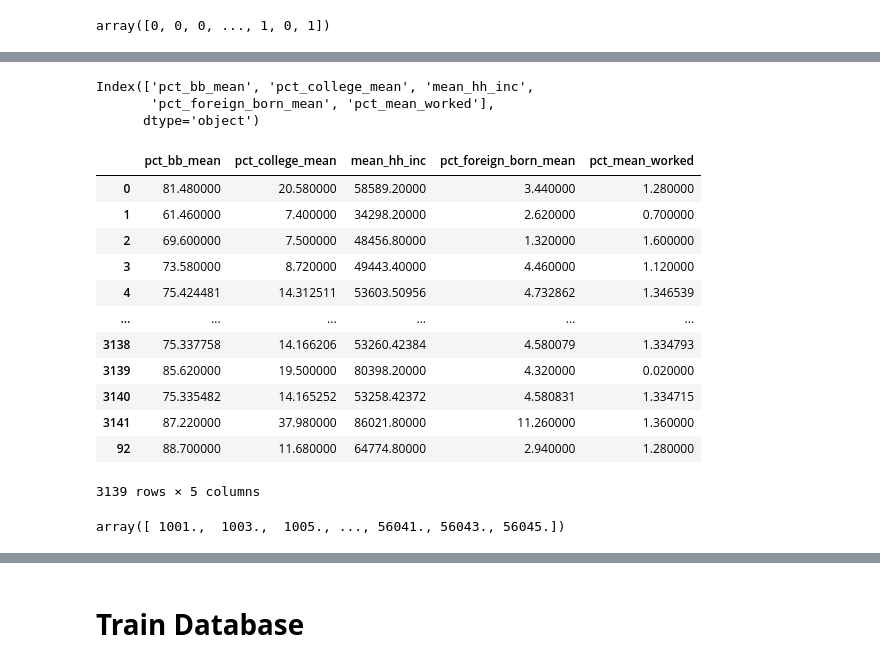
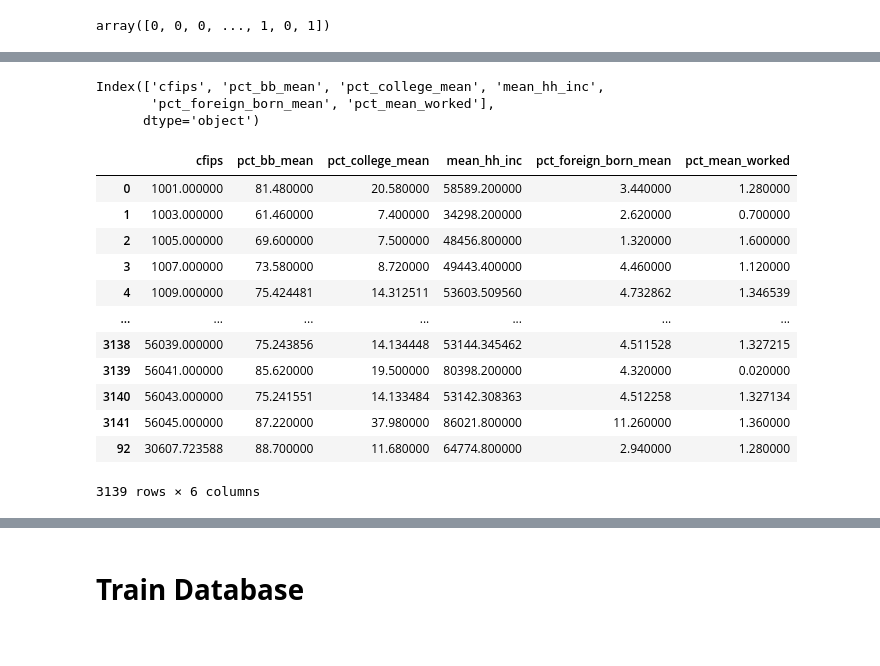
Before and after one commit to lucasfreire01/Microbiness_godaddy, a Jupyter notebook: godaddy.ipynb, the cells around one changed output, grey strips where cells are left out. Drawn from its saved outputs; the diff is of its cells as text; code cells hidden in the pictures.

```diff
--- a/godaddy.ipynb
+++ b/godaddy.ipynb
@@ -127,11 +138,11 @@ lis_out
 # %%
 #Then detected the outliers changing these values by median of column
 column = []
-for i in census_train.columns:
+for i in census.columns:
   column.append(i)
 for c in column:
   for o in outliers:
-    census_train.loc[o,c] = census_train.loc[:,c].mean()
+    census.loc[o,c] = census.loc[:,c].mean()
 # %%
 predict = detector.labels_
 # %%
@@ -253,26 +262,6 @@ census_train = census_train.drop(['median_hh_inc_2017', 'median_hh_inc_2018', 'm
 # %%
-census_train.columns
+census.columns
 # %% [output]
-Index(['pct_bb_mean', 'pct_college_mean', 'mean_hh_inc',
+Index(['cfips', 'pct_bb_mean', 'pct_college_mean', 'mean_hh_inc',
        'pct_foreign_born_mean', 'pct_mean_worked'],
       dtype='object')
-# %%
-census_train
-# %% [output]
-|  | pct_bb_mean | pct_college_mean | mean_hh_inc | pct_foreign_born_mean | pct_mean_worked |
-| 0 | 81.480000 | 20.580000 | 58589.20000 | 3.440000 | 1.280000 |
-| 1 | 61.460000 | 7.400000 | 34298.20000 | 2.620000 | 0.700000 |
-| 2 | 69.600000 | 7.500000 | 48456.80000 | 1.320000 | 1.600000 |
-| 3 | 73.580000 | 8.720000 | 49443.40000 | 4.460000 | 1.120000 |
-| 4 | 75.424481 | 14.312511 | 53603.50956 | 4.732862 | 1.346539 |
-| ... | ... | ... | ... | ... | ... |
-| 3138 | 75.337758 | 14.166206 | 53260.42384 | 4.580079 | 1.334793 |
-| 3139 | 85.620000 | 19.500000 | 80398.20000 | 4.320000 | 0.020000 |
-| 3140 | 75.335482 | 14.165252 | 53258.42372 | 4.580831 | 1.334715 |
-| 3141 | 87.220000 | 37.980000 | 86021.80000 | 11.260000 | 1.360000 |
-| 92 | 88.700000 | 11.680000 | 64774.80000 | 2.940000 | 1.280000 |
-3139 rows × 5 columns
-# %%
-census_test
-# %% [output]
-array([ 1001.,  1003.,  1005., ..., 56041., 56043., 56045.])
@@ -281 +268,17 @@ census_test = census_test.reshape(-1,1)
+# %%
+census
+# %% [output]
+|  | cfips | pct_bb_mean | pct_college_mean | mean_hh_inc | pct_foreign_born_mean | pct_mean_worked |
+| 0 | 1001.000000 | 81.480000 | 20.580000 | 58589.200000 | 3.440000 | 1.280000 |
+| 1 | 1003.000000 | 61.460000 | 7.400000 | 34298.200000 | 2.620000 | 0.700000 |
+| 2 | 1005.000000 | 69.600000 | 7.500000 | 48456.800000 | 1.320000 | 1.600000 |
+| 3 | 1007.000000 | 73.580000 | 8.720000 | 49443.400000 | 4.460000 | 1.120000 |
+| 4 | 1009.000000 | 75.424481 | 14.312511 | 53603.509560 | 4.732862 | 1.346539 |
+| ... | ... | ... | ... | ... | ... | ... |
+| 3138 | 56039.000000 | 75.243856 | 14.134448 | 53144.345462 | 4.511528 | 1.327215 |
+| 3139 | 56041.000000 | 85.620000 | 19.500000 | 80398.200000 | 4.320000 | 0.020000 |
+| 3140 | 56043.000000 | 75.241551 | 14.133484 | 53142.308363 | 4.512258 | 1.327134 |
+| 3141 | 56045.000000 | 87.220000 | 37.980000 | 86021.800000 | 11.260000 | 1.360000 |
+| 92 | 30607.723588 | 88.700000 | 11.680000 | 64774.800000 | 2.940000 | 1.280000 |
+3139 rows × 6 columns
 # %%
```
Also changed, not shown: parts of 25 cells of this notebook.
